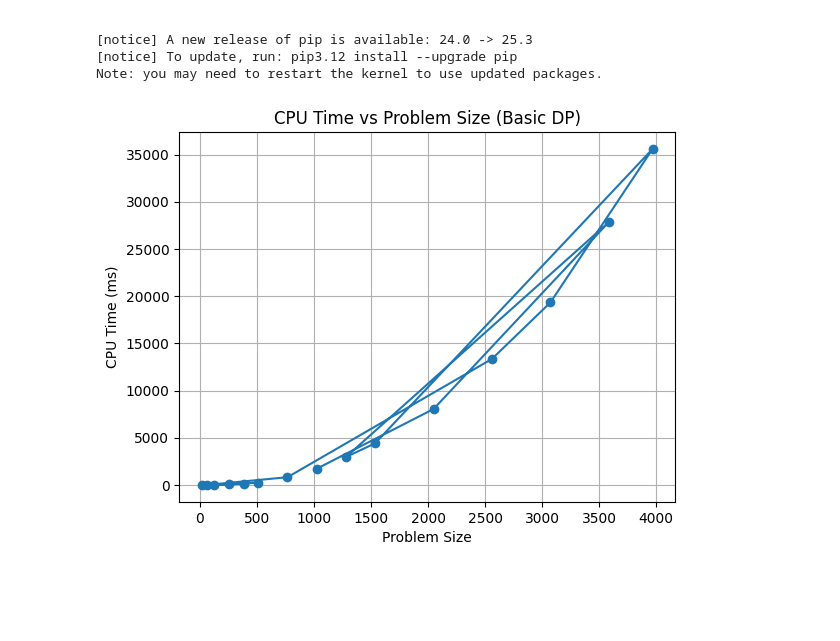
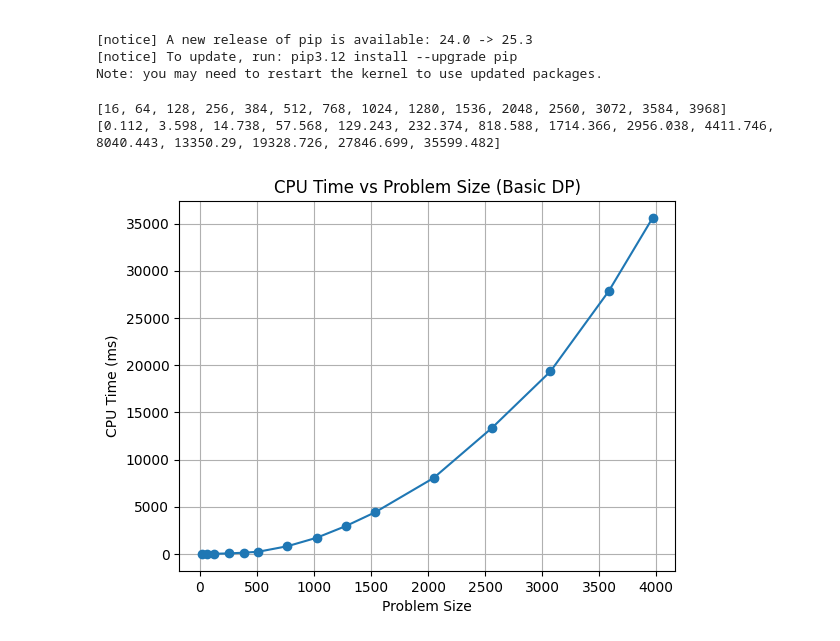
Before and after one commit to itsotras/CSCI570_Project, a Jupyter notebook: CSCI570_Project_Minimum_Jul_14/plotly.ipynb, the cells around one changed output. Saved outputs shown, nothing was run; the diff lists cells and outputs as text; code cells hidden in the pictures; blank space fills up the shorter version.

Commit message:
Basic_Graph1

```diff
--- a/CSCI570_Project_Minimum_Jul_14/plotly.ipynb
+++ b/CSCI570_Project_Minimum_Jul_14/plotly.ipynb
@@ -21,28 +21,34 @@ Note: you may need to restart the kernel to use updated packages.
 # %%
 import matplotlib.pyplot as plt
 import os
 
+import re
+
+output_files = ['in1_generated_out.txt', 'in2_generated_out.txt', 'in3_generated_out.txt', 'in4_generated_out.txt', 'in5_generated_out.txt', 'in6_generated_out.txt', 'in7_generated_out.txt', 'in8_generated_out.txt', 'in9_generated_out.txt', 'in10_generated_out.txt', 'in11_generated_out.txt', 'in12_generated_out.txt', 'in13_generated_out.txt', 'in14_generated_out.txt', 'in15_generated_out.txt']
+
 problem_size = []
 cpu_basic = []
-for file in os.listdir("Outputs"):
+for file in output_files:
     if file.endswith(".txt"):
         with open(os.path.join("Outputs", file)) as f:
             lines =[]
             for line in f.readlines():
                 lines.append(line.strip())
             computed_X = lines[1]
             computed_Y = lines[2]
             time_ms = float(lines[3])
             size = len(computed_X.replace("_","")) + len(computed_Y.replace("_",""))
             problem_size.append(size)
             cpu_basic.append(time_ms)
-
-
+print(problem_size)
+print(cpu_basic)
 plt.plot(problem_size, cpu_basic, marker='o')
 plt.xlabel("Problem Size")
 plt.ylabel("CPU Time (ms)")
 plt.title("CPU Time vs Problem Size (Basic DP)")
 plt.grid(True)
 plt.show()
 # %% [output]
+[16, 64, 128, 256, 384, 512, 768, 1024, 1280, 1536, 2048, 2560, 3072, 3584, 3968]
+[0.112, 3.598, 14.738, 57.568, 129.243, 232.374, 818.588, 1714.366, 2956.038, 4411.746, 8040.443, 13350.29, 19328.726, 27846.699, 35599.482]
-[figure, old version]
+[figure, new version]
```
